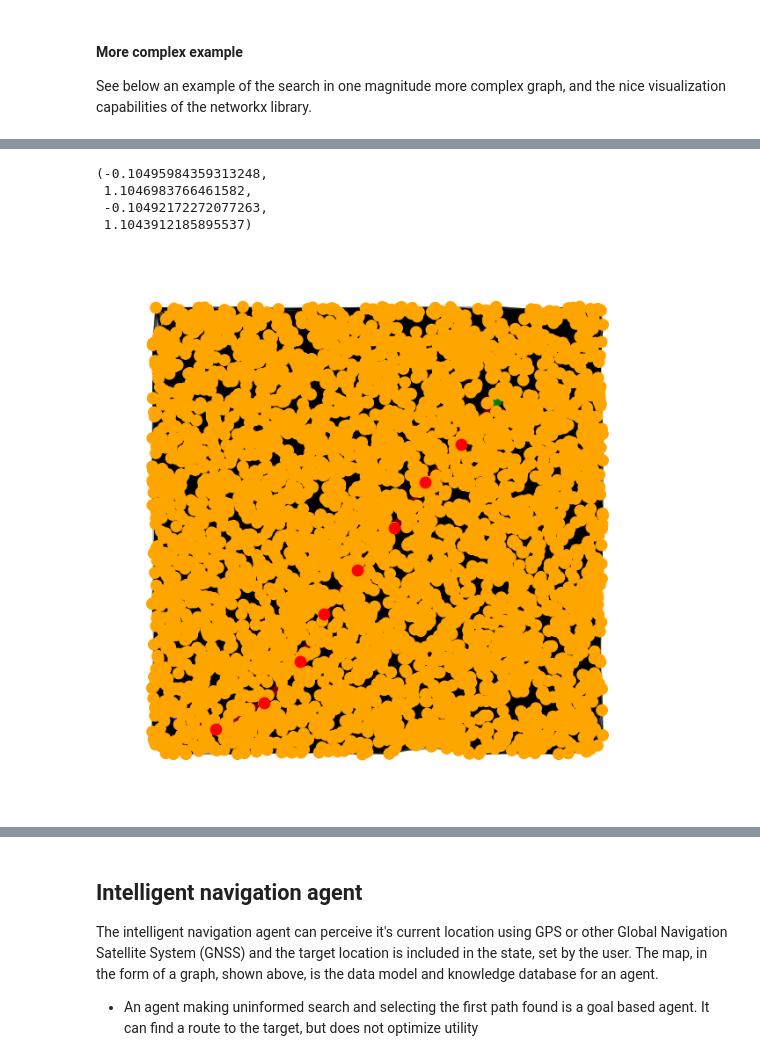
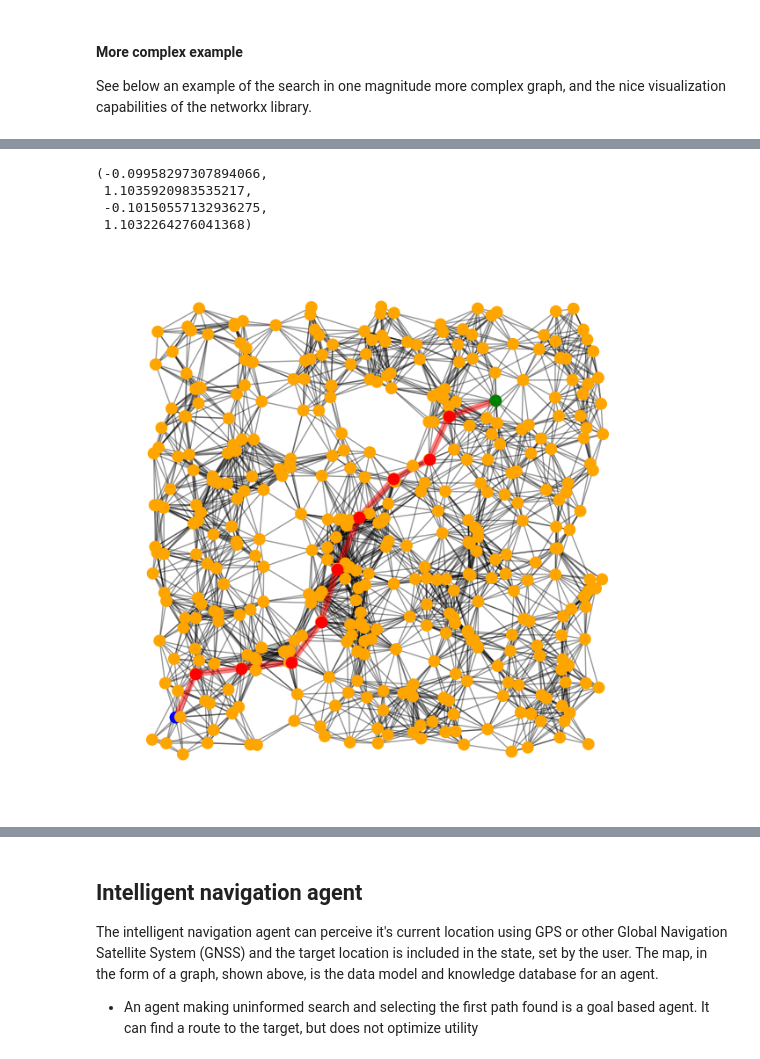
Before and after one commit to pevalisuo/AI, a Jupyter notebook: Lectures/aitools-LectureNote.ipynb, the cells around one changed output, grey strips where cells are left out. Drawn from its saved outputs; the diff is of its cells as text; code cells hidden in the pictures.

```diff
--- a/Lectures/aitools-LectureNote.ipynb
+++ b/Lectures/aitools-LectureNote.ipynb
@@ -585,7 +588,7 @@ The path found is probably optimal, since the A* algorith search multiple paths
 
 See below an example of the search in one magnitude more complex graph, and the nice visualization capabilities of the networkx library.
 # %%
-N=4000
+N=400
 G = nx.random_geometric_graph(N, 0.125, seed=2)
 pos = nx.get_node_attributes(G, "pos")
 
@@ -618,8 +621,8 @@ Wall time: 618 ms
-(-0.10495984359313248,
- 1.1046983766461582,
- -0.10492172272077263,
- 1.1043912185895537)
+(-0.09958297307894066,
+ 1.1035920983535217,
+ -0.10150557132936275,
+ 1.1032264276041368)
-[figure, old version]
+[figure, new version]
 # %%
 %timeit path=nx.astar_path(G,A,B)
 print("Shortest path     :",  path )
```
Also changed, not shown: parts of 8 cells of this notebook, 6 other files.
